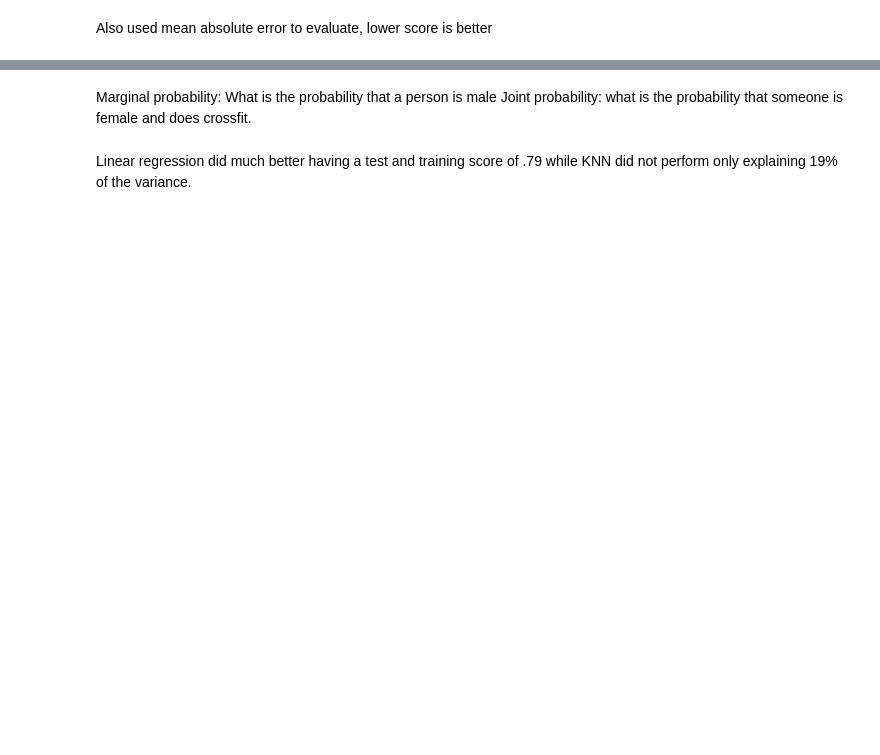
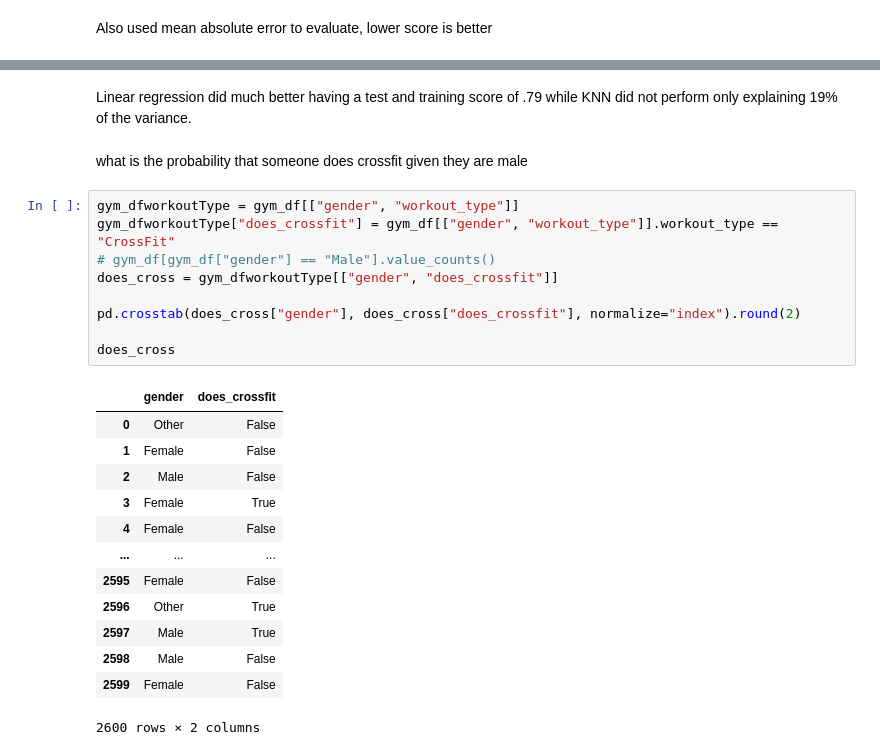
Before and after one commit to luil17/Week5-Model-Choice-interpretation-Impact, a Jupyter notebook: M5_model_choice_impact.ipynb, the cells around one changed output, grey strips where cells are left out. Drawn from its saved outputs; the diff is of its cells as text; blank space fills up the shorter version.

```diff
--- a/M5_model_choice_impact.ipynb
+++ b/M5_model_choice_impact.ipynb
@@ -169,5 +228,27 @@ NameError: name 'X_train' is not defined
-# %% [markdown]
-Marginal probability: What is the probability that a person is male
-Joint probability: what is the probability that someone is female and does crossfit.
 # %% [markdown]
 Linear regression did much better having a test and training score of .79 while KNN did not perform only explaining 19% of the variance.
+# %% [markdown]
+what is the probability that someone does crossfit given they are male
+# %%
+gym_dfworkoutType = gym_df[["gender", "workout_type"]]
+gym_dfworkoutType["does_crossfit"] = gym_df[["gender", "workout_type"]].workout_type == "CrossFit"
+# gym_df[gym_df["gender"] == "Male"].value_counts()
+does_cross = gym_dfworkoutType[["gender", "does_crossfit"]]
+
+pd.crosstab(does_cross["gender"], does_cross["does_crossfit"], normalize="index").round(2)
+
+does_cross
+# %% [output]
+|  | gender | does_crossfit |
+| 0 | Other | False |
+| 1 | Female | False |
+| 2 | Male | False |
+| 3 | Female | True |
+| 4 | Female | False |
+| ... | ... | ... |
+| 2595 | Female | False |
+| 2596 | Other | True |
+| 2597 | Male | True |
+| 2598 | Male | False |
+| 2599 | Female | False |
+2600 rows × 2 columns
```
Also changed, not shown: parts of 16 cells of this notebook.
